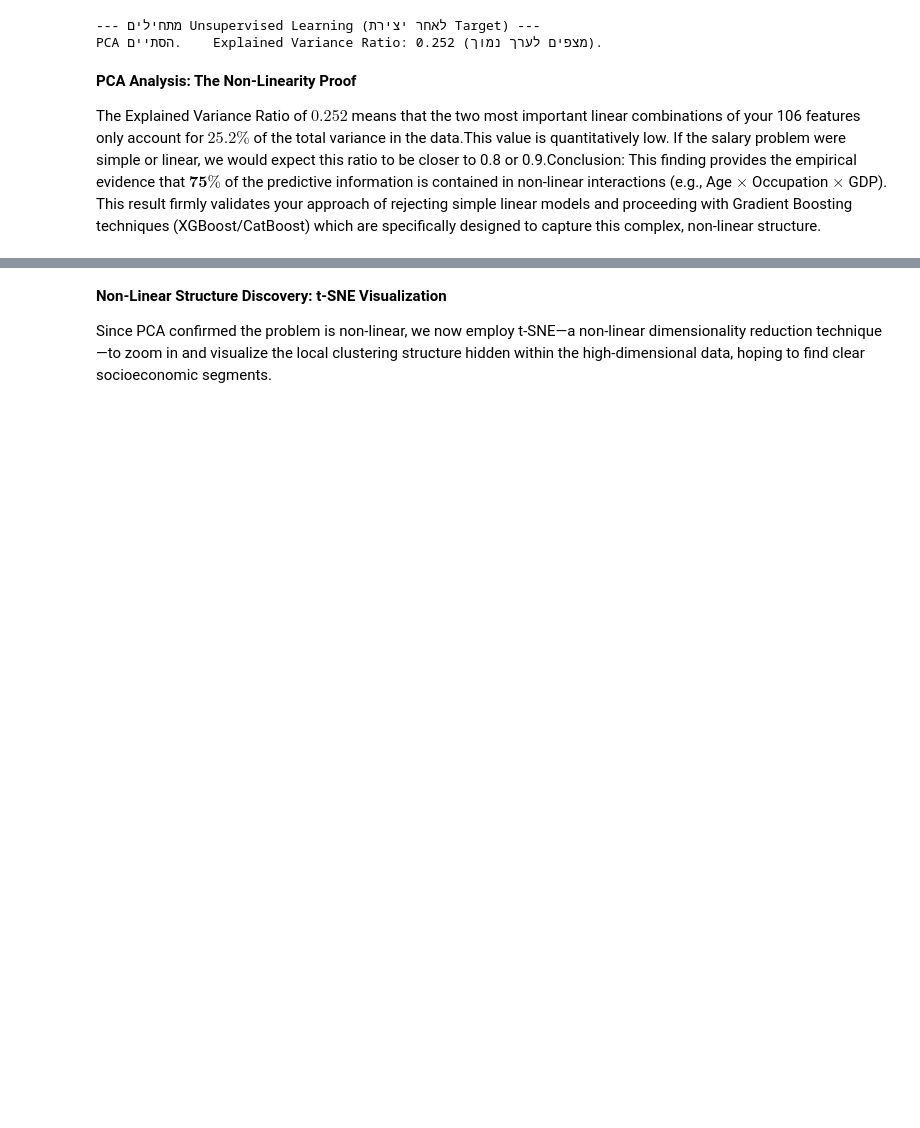
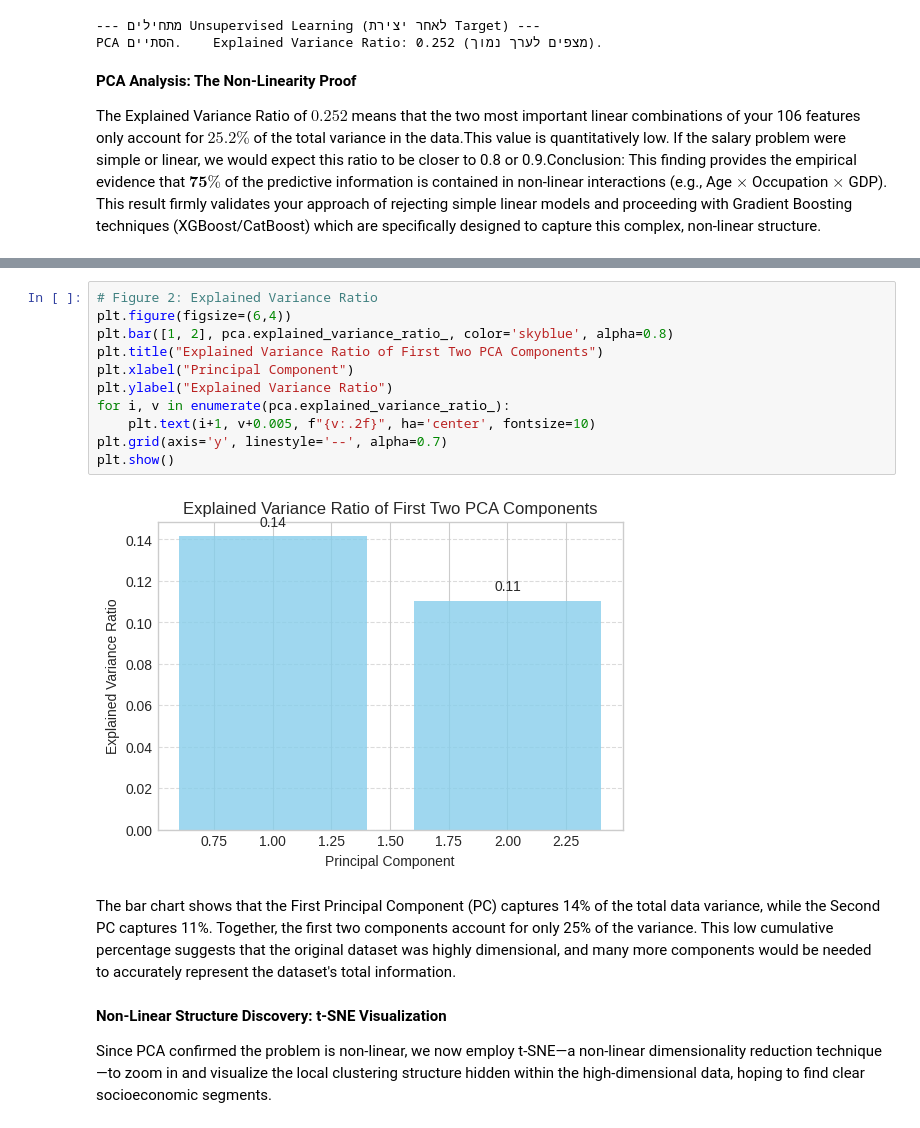
Before and after one commit to Marianash19/post-popularity, a Jupyter notebook: adult_project.ipynb, the cells around one changed output, grey strips where cells are left out. Saved outputs shown, nothing was run; the diff lists cells and outputs as text; blank space fills up the shorter version.

```diff
--- a/adult_project.ipynb
+++ b/adult_project.ipynb
@@ -863,3 +934,18 @@ The Explained Variance Ratio of $\mathbf{0.252}$ means that the two most importa
+# %%
+# Figure 2: Explained Variance Ratio
+plt.figure(figsize=(6,4))
+plt.bar([1, 2], pca.explained_variance_ratio_, color='skyblue', alpha=0.8)
+plt.title("Explained Variance Ratio of First Two PCA Components")
+plt.xlabel("Principal Component")
+plt.ylabel("Explained Variance Ratio")
+for i, v in enumerate(pca.explained_variance_ratio_):
+    plt.text(i+1, v+0.005, f"{v:.2f}", ha='center', fontsize=10)
+plt.grid(axis='y', linestyle='--', alpha=0.7)
+plt.show()
+# %% [output]
+[figure, added]
+# %% [markdown]
+The bar chart shows that the First Principal Component (PC) captures 14% of the total data variance, while the Second PC captures 11%. Together, the first two components account for only 25% of the variance. This low cumulative percentage suggests that the original dataset was highly dimensional, and many more components would be needed to accurately represent the dataset's total information.
 # %% [markdown]
 **Non-Linear Structure Discovery: t-SNE Visualization**
 
```
Also changed, not shown: parts of 32 cells of this notebook.
